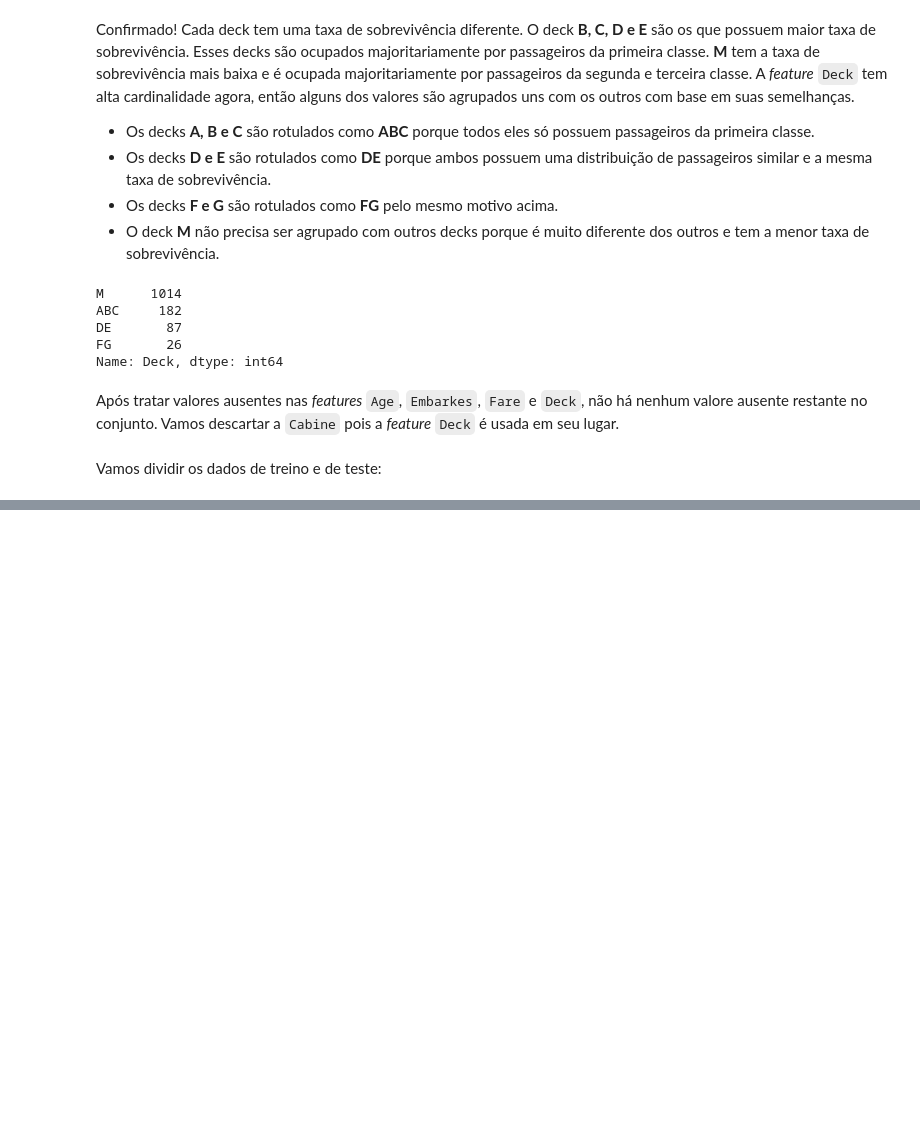
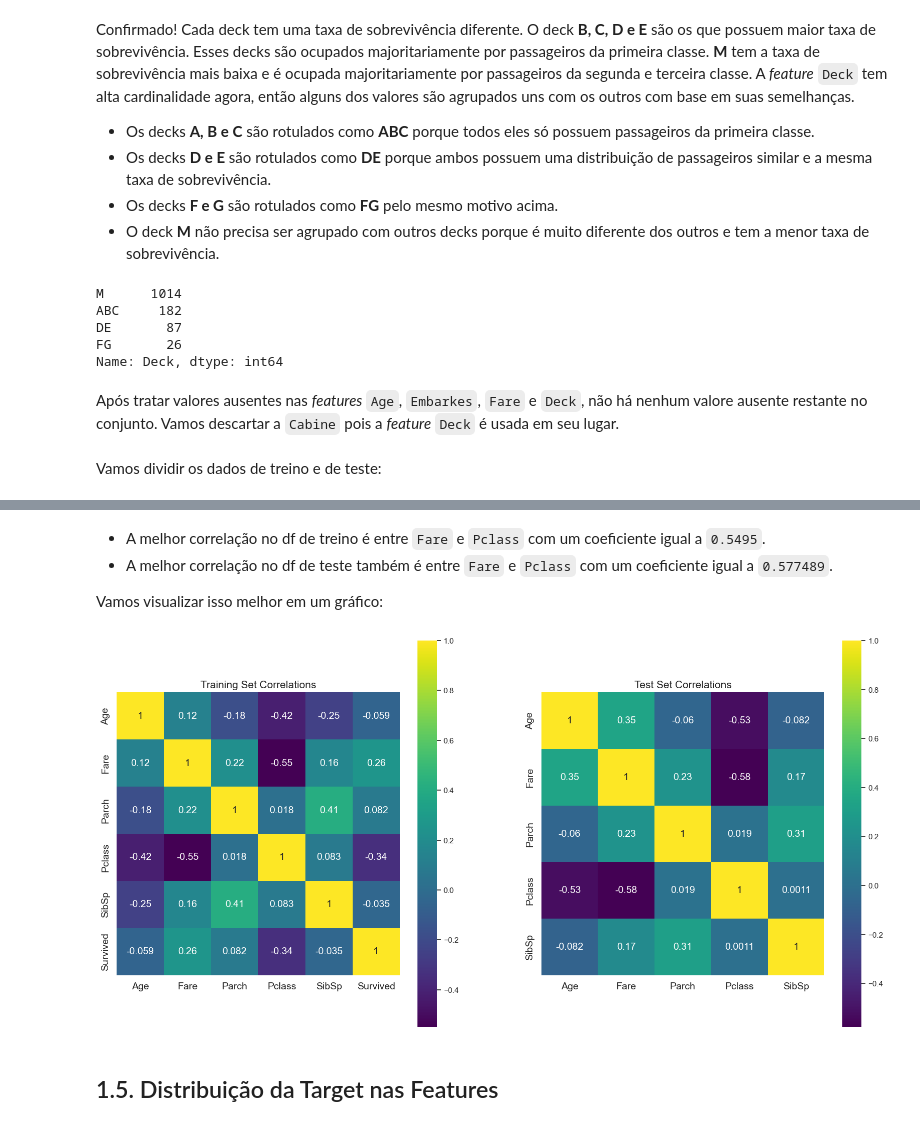
Before and after one commit to kawakami01/data-analysis-and-modeling-kaggle-titanic-competition, a Jupyter notebook: data-analysis-and-modeling-kaggle-titanic-competition.ipynb, the cells around one changed output, grey strips where cells are left out. Cells and saved outputs as stored; diff of their text form; code cells hidden in the pictures; blank space fills up the shorter version.

```diff
--- a/data-analysis-and-modeling-kaggle-titanic-competition.ipynb
+++ b/data-analysis-and-modeling-kaggle-titanic-competition.ipynb
@@ -474,0 +529,23 @@ df_all[df_all['Survived'].isnull()]
+# %% [markdown]
+- A melhor correlação no df de treino é entre `Fare` e `Pclass` com um coeficiente igual a `0.5495`.
+- A melhor correlação no df de teste também é entre `Fare` e `Pclass` com um coeficiente igual a `0.577489`.
+
+Vamos visualizar isso melhor em um gráfico:
+# %%
+fig, axs = plt.subplots(ncols=2, figsize=(20, 10))
+
+sns.heatmap(df_train.drop(['PassengerId'], axis=1).corr(), ax=axs[0], annot=True, square=True, cmap='viridis',annot_kws={'size': 14})
+sns.heatmap(df_test.drop(['PassengerId'], axis=1).corr(), ax=axs[1], annot=True, square=True, cmap='viridis', annot_kws={'size': 14})
+
+for i in range(2):
+    axs[i].tick_params(axis='x', labelsize=14)
+    axs[i].tick_params(axis='y', labelsize=14)
+
+axs[0].set_title('Training Set Correlations', size=15)
+axs[1].set_title('Test Set Correlations', size=15)
+
+plt.show()
+# %% [output]
+[figure, added]
+# %% [markdown]
+## 1.5. Distribuição da Target nas Features
```
Also changed, not shown: parts of 15 cells of this notebook, 1 other file.
